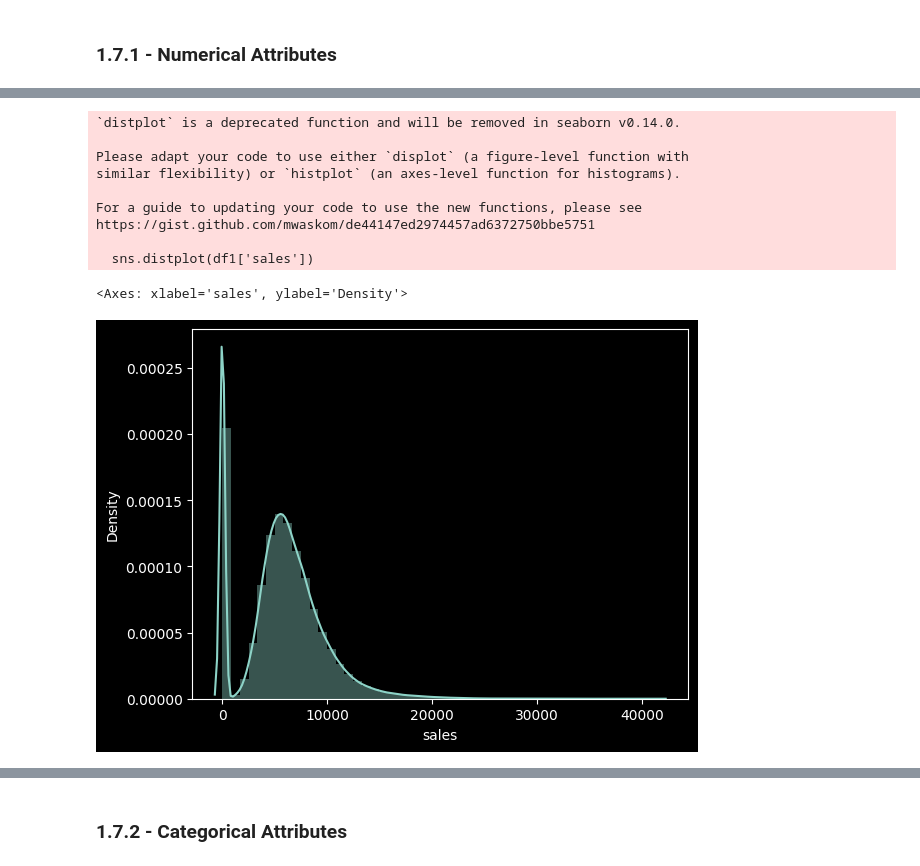
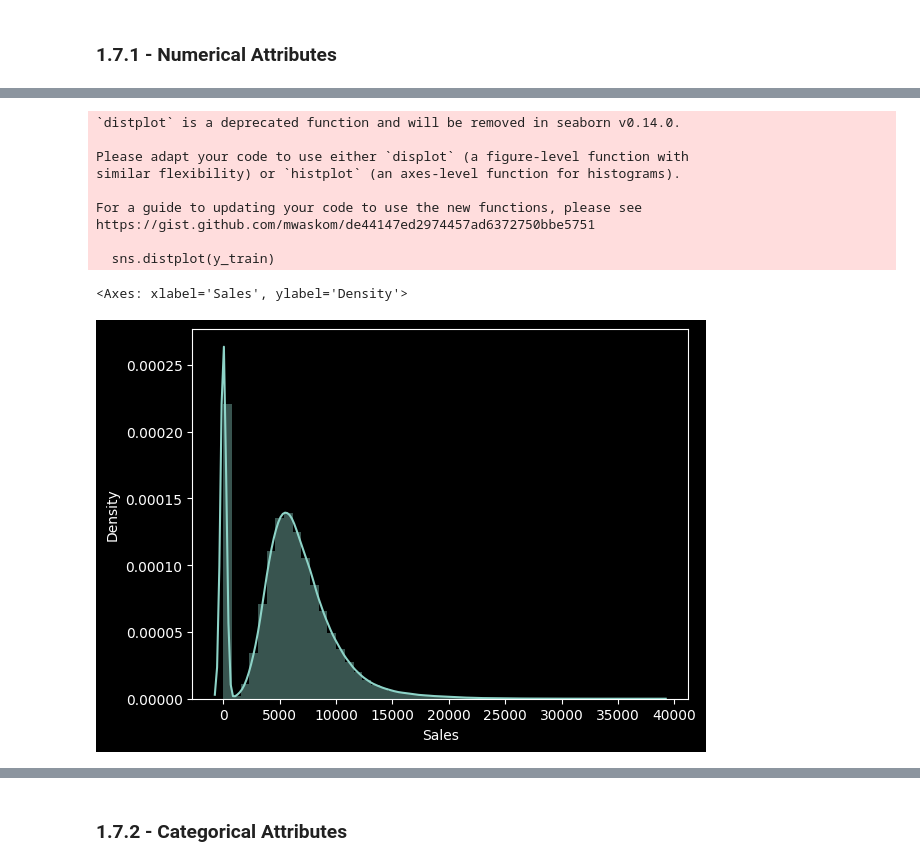
Before and after one commit to eliasbatistasouza/rossmann_sales, a Jupyter notebook: notebooks/001-EDA-ebs.ipynb, the cells around one changed output, grey strips where cells are left out. Saved outputs shown, nothing was run; the diff lists cells and outputs as text; code cells hidden in the pictures.

Commit message:
Descriptive statistics on splitted data

```diff
--- a/notebooks/001-EDA-ebs.ipynb
+++ b/notebooks/001-EDA-ebs.ipynb
@@ -51,0 +52,3 @@ df_raw.sample(5)
+# %%
+# Split dataset into train, test and validation
+X_train, X_test, y_train, y_test = train_test_split(df_raw.drop(['Sales'], axis=1), df_raw['Sales'], test_size=0.2, random_state=42)
@@ -294,17 +315,17 @@ m
 # %%
-sns.distplot(df1['sales'])
+sns.distplot(y_train)
 # %% [output]
 `distplot` is a deprecated function and will be removed in seaborn v0.14.0.
 
 Please adapt your code to use either `displot` (a figure-level function with
 similar flexibility) or `histplot` (an axes-level function for histograms).
 
 For a guide to updating your code to use the new functions, please see
 https://gist.github.com/mwaskom/de44147ed2974457ad6372750bbe5751
 
-  sns.distplot(df1['sales'])
+  sns.distplot(y_train)
-<Axes: xlabel='sales', ylabel='Density'>
+<Axes: xlabel='Sales', ylabel='Density'>
-[figure, old version]
+[figure, new version]
 # %%
 sns.distplot(df1['competition_distance'])
 # %% [output]
```
Also changed, not shown: parts of 20 cells of this notebook.
